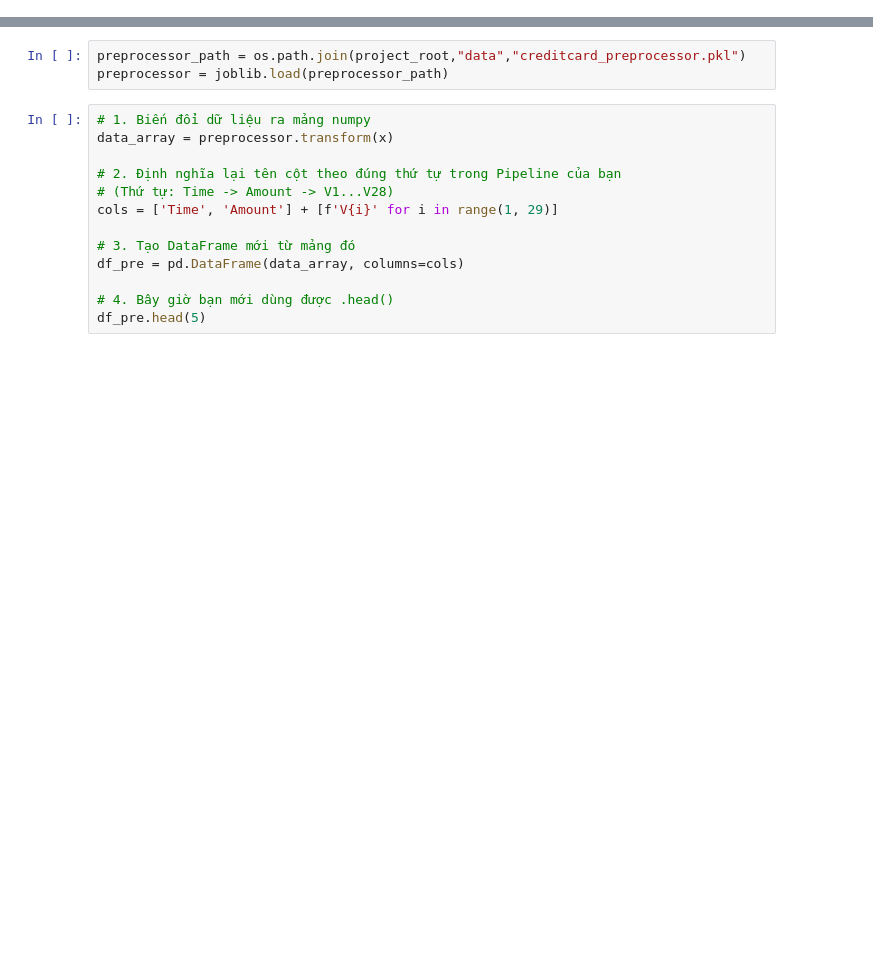
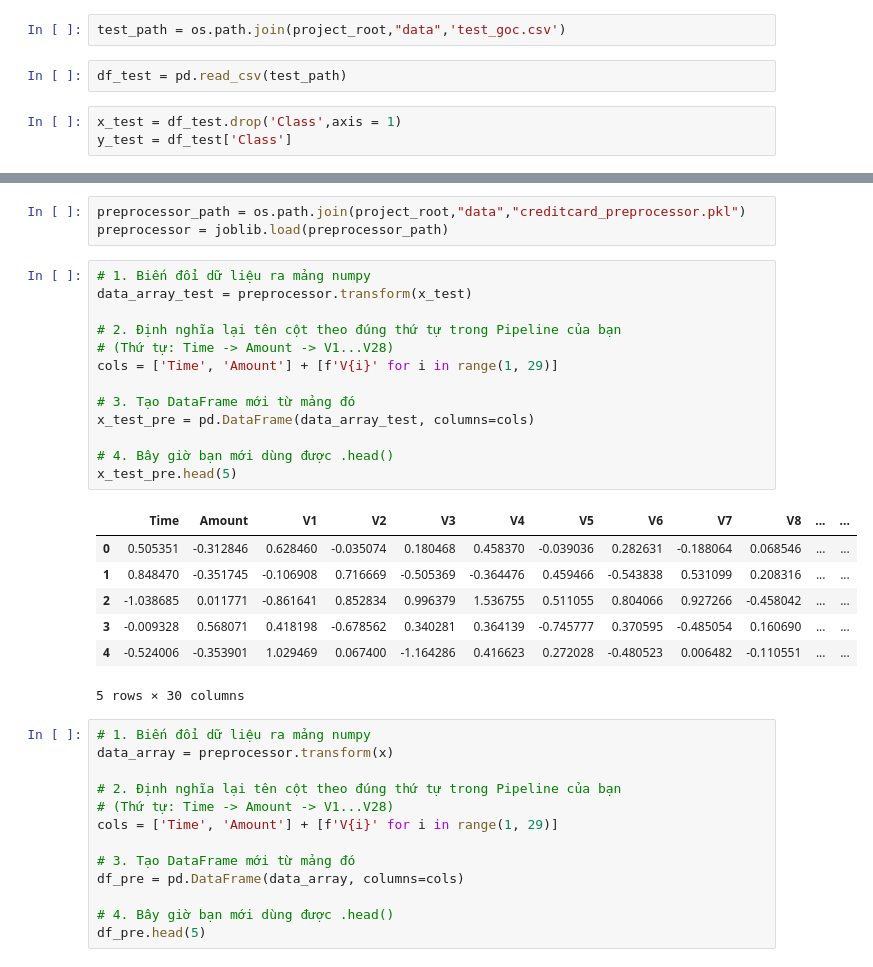
Before and after one commit to thanhlek5/Du-doan-gian-lan-giao-dich, a Jupyter notebook: notebooks/LEPHUOCTHANH_07_12.ipynb, the cells around one changed output, grey strips where cells are left out. Saved outputs shown, nothing was run; the diff lists cells and outputs as text; blank space fills up the shorter version.

Commit message:
research raw_data with model decision tree with f1:77%

```diff
--- a/notebooks/LEPHUOCTHANH_07_12.ipynb
+++ b/notebooks/LEPHUOCTHANH_07_12.ipynb
@@ -18,3 +20,10 @@ Trong file này ta sẽ huấn luyện mô hình với tập dữ liệu gốc v
 # %%
 data_path = os.path.join(project_root,"data","train_goc.csv")
 df = pd.read_csv(data_path)
+# %%
+test_path = os.path.join(project_root,"data",'test_goc.csv')
+# %%
+df_test = pd.read_csv(test_path)
+# %%
+x_test = df_test.drop('Class',axis = 1)
+y_test = df_test['Class']
@@ -44,6 +61,27 @@ y = df['Class']
 # %%
 preprocessor_path = os.path.join(project_root,"data","creditcard_preprocessor.pkl")
 preprocessor = joblib.load(preprocessor_path)
+# %%
+# 1. Biến đổi dữ liệu ra mảng numpy
+data_array_test = preprocessor.transform(x_test)
+
+# 2. Định nghĩa lại tên cột theo đúng thứ tự trong Pipeline của bạn
+# (Thứ tự: Time -> Amount -> V1...V28)
+cols = ['Time', 'Amount'] + [f'V{i}' for i in range(1, 29)]
+
+# 3. Tạo DataFrame mới từ mảng đó
+x_test_pre = pd.DataFrame(data_array_test, columns=cols)
+
+# 4. Bây giờ bạn mới dùng được .head()
+x_test_pre.head(5)
+# %% [output]
+|  | Time | Amount | V1 | V2 | V3 | V4 | V5 | V6 | V7 | V8 | ... | ... |
+| 0 | 0.505351 | -0.312846 | 0.628460 | -0.035074 | 0.180468 | 0.458370 | -0.039036 | 0.282631 | -0.188064 | 0.068546 | ... | ... |
+| 1 | 0.848470 | -0.351745 | -0.106908 | 0.716669 | -0.505369 | -0.364476 | 0.459466 | -0.543838 | 0.531099 | 0.208316 | ... | ... |
+| 2 | -1.038685 | 0.011771 | -0.861641 | 0.852834 | 0.996379 | 1.536755 | 0.511055 | 0.804066 | 0.927266 | -0.458042 | ... | ... |
+| 3 | -0.009328 | 0.568071 | 0.418198 | -0.678562 | 0.340281 | 0.364139 | -0.745777 | 0.370595 | -0.485054 | 0.160690 | ... | ... |
+| 4 | -0.524006 | -0.353901 | 1.029469 | 0.067400 | -1.164286 | 0.416623 | 0.272028 | -0.480523 | 0.006482 | -0.110551 | ... | ... |
+5 rows × 30 columns
 # %%
 # 1. Biến đổi dữ liệu ra mảng numpy
 data_array = preprocessor.transform(x)
```
Also changed, not shown: parts of 16 cells of this notebook, 6 other files.
